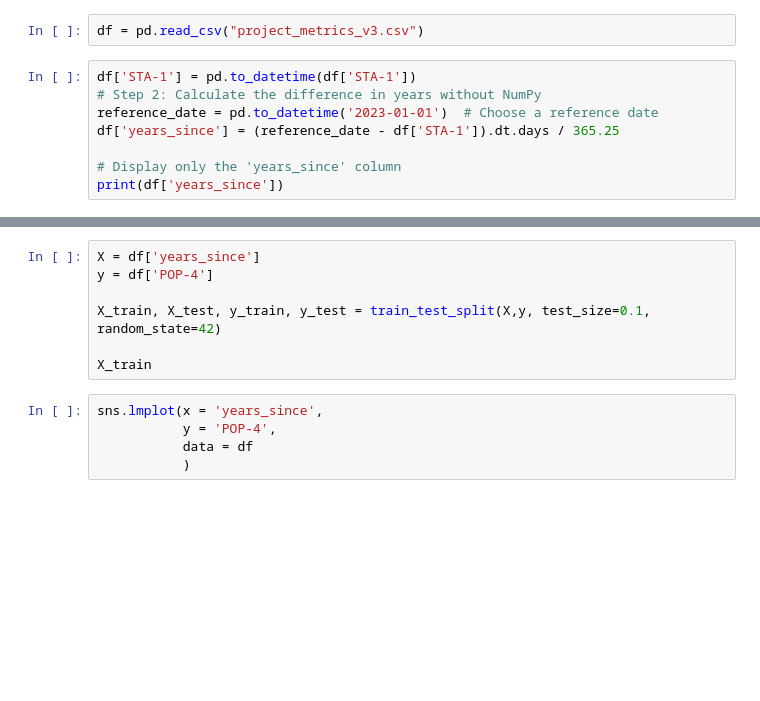
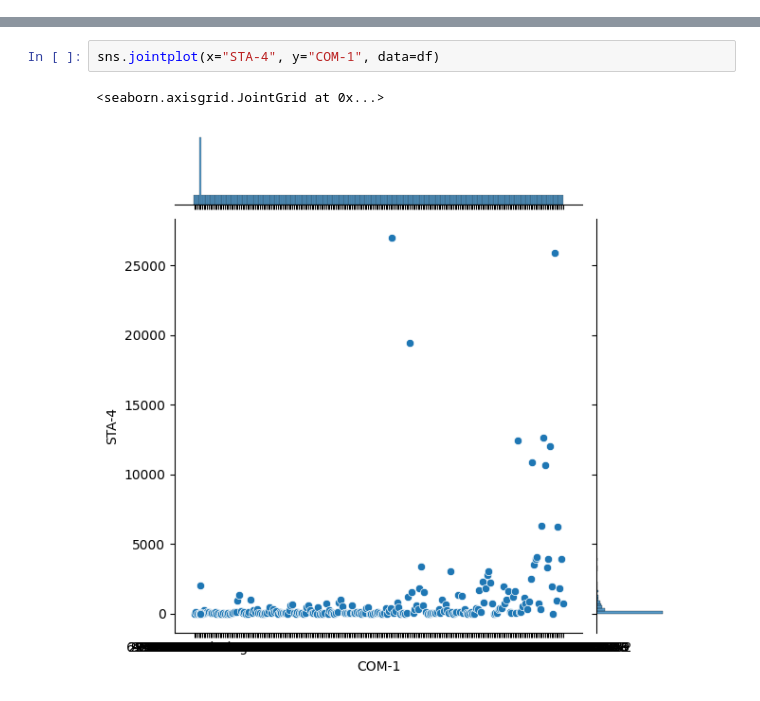
Before and after one commit to m-kudahl/suspred, a Jupyter notebook: linear.ipynb, the cells around one changed output, grey strips where cells are left out. Cells and saved outputs as stored; diff of their text form; blank space fills up the shorter version.

```diff
--- a/linear.ipynb
+++ b/linear.ipynb
@@ -7,12 +1,2 @@ from sklearn.linear_model import LinearRegression
-# %%
-df = pd.read_csv("project_metrics_v3.csv")
-# %%
-df['STA-1'] = pd.to_datetime(df['STA-1'])
-# Step 2: Calculate the difference in years without NumPy
-reference_date = pd.to_datetime('2023-01-01')  # Choose a reference date
-df['years_since'] = (reference_date - df['STA-1']).dt.days / 365.25
-
-# Display only the 'years_since' column
-print(df['years_since'])
 # %%
 df.info()
@@ -21,12 +33,5 @@ df.describe()
-# %%
-X = df['years_since']
-y = df['POP-4']
-
-X_train, X_test, y_train, y_test = train_test_split(X,y, test_size=0.1, random_state=42)
-
-X_train
 # %%
-sns.lmplot(x = 'years_since',
-           y = 'POP-4',
-           data = df
-           )
+sns.jointplot(x="STA-4", y="COM-1", data=df)
+# %% [output]
+<seaborn.axisgrid.JointGrid at 0x...>
+[figure, added]
```
Also changed, not shown: parts of 3 cells of this notebook, 1 other file.
